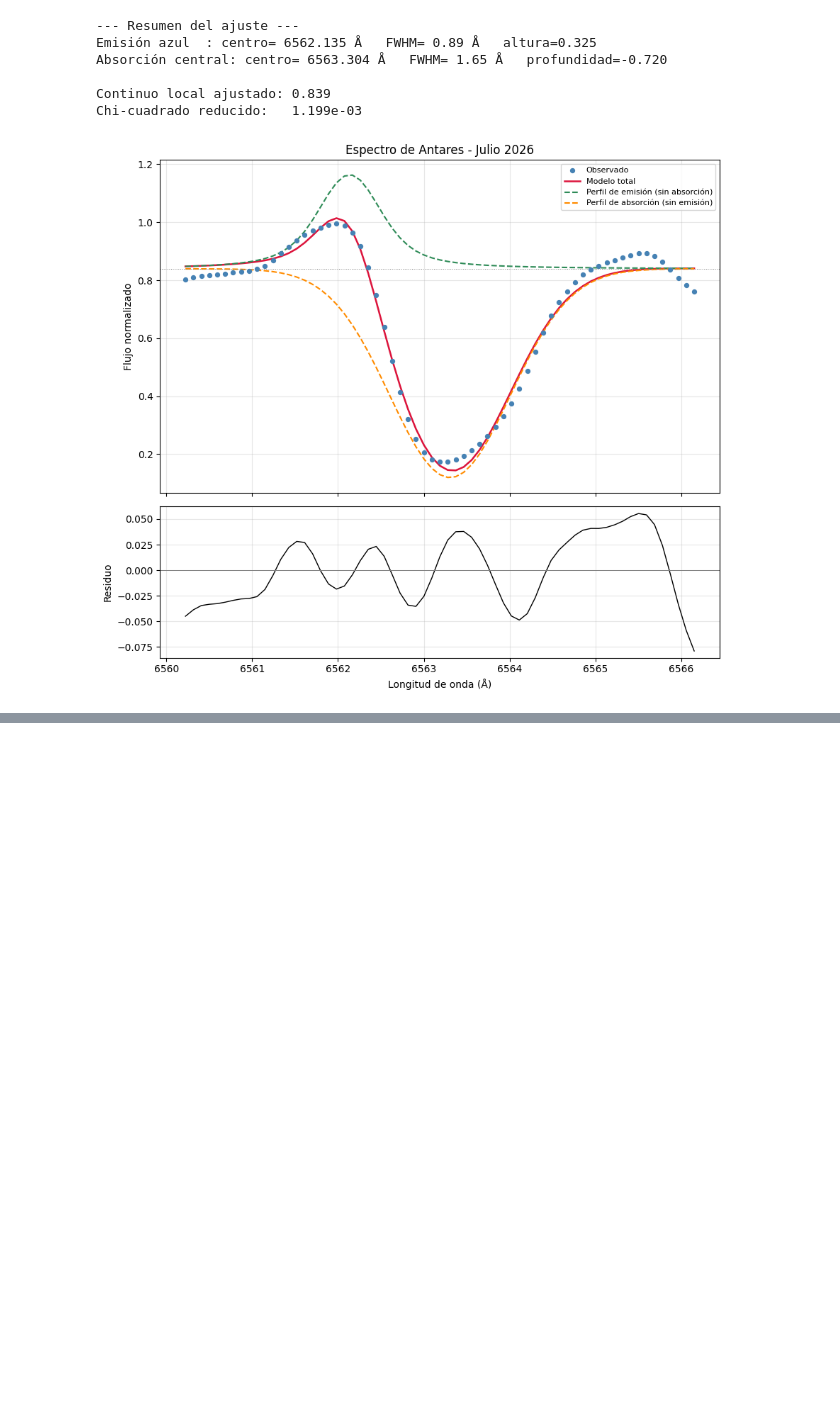
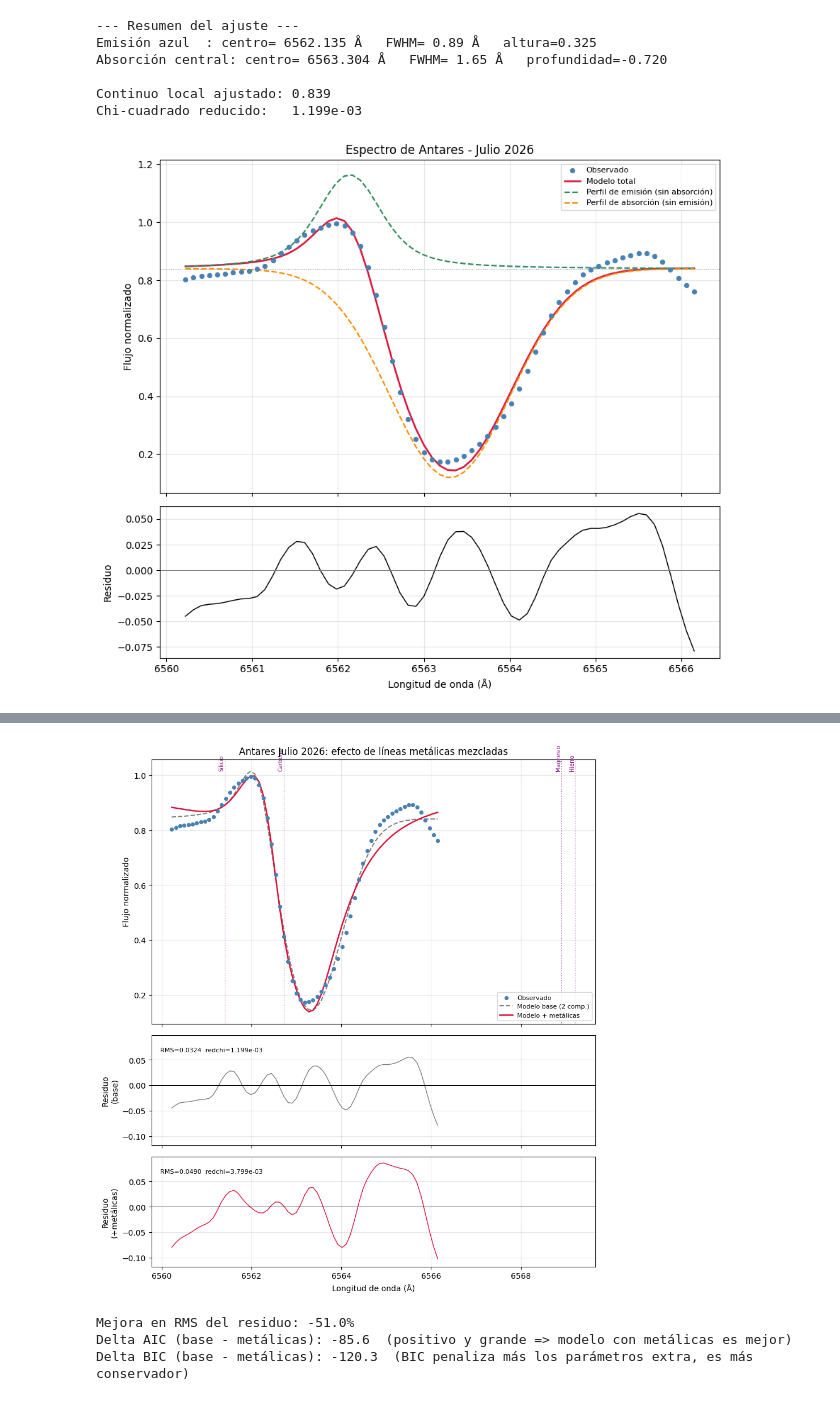
Before and after one commit to JessiDaniL/Tesis, a Jupyter notebook: Datos ESPARTACO/analisis_halpha_antares.ipynb, the cells around one changed output, grey strips where cells are left out. Cells and saved outputs as stored; diff of their text form; code cells hidden in the pictures; blank space fills up the shorter version.

```diff
--- a/Datos ESPARTACO/analisis_halpha_antares.ipynb
+++ b/Datos ESPARTACO/analisis_halpha_antares.ipynb
@@ -174,0 +274,75 @@ Chi-cuadrado reducido:   1.199e-03
+# %%
+def visualizacion_comparacion(res_base, res_metal, lineas_metalicas=None,
+                                titulo="Comparación: sin vs. con líneas metálicas"):
+    wave_b, flux_b, fit_b = res_base["wave"], res_base["flux"], res_base["fit"]
+    wave_m, flux_m, fit_m = res_metal["wave"], res_metal["flux"], res_metal["fit"]
+
+    fig, axes = plt.subplots(3, 1, figsize=(9, 10), sharex=True,
+                              gridspec_kw={"height_ratios": [2.4, 1, 1]})
+
+    # --- Panel superior: datos + ambos modelos ---
+    ax = axes[0]
+    ax.scatter(wave_b, flux_b, s=18, color="steelblue", label="Observado", zorder=3)
+    ax.plot(wave_b, fit_b.best_fit, color="gray", lw=1.5, ls="--",
+            label="Modelo base (2 comp.)")
+    ax.plot(wave_m, fit_m.best_fit, color="crimson", lw=1.8,
+            label="Modelo + metálicas")
+
+    # Marca las posiciones de las líneas metálicas usadas
+    if lineas_metalicas:
+        for linea in lineas_metalicas:
+            ax.axvline(linea["centro"], color="purple", lw=0.8, ls=":", alpha=0.6)
+            ax.text(linea["centro"], ax.get_ylim()[1]*0.02 + flux_b.max(),
+                    linea["nombre"].replace("_", " "), rotation=90,
+                    fontsize=7, color="purple", ha="right", va="bottom")
+
+    ax.set_ylabel("Flujo normalizado")
+    ax.set_title(titulo)
+    ax.legend(fontsize=8, loc="lower right")
+    ax.grid(alpha=0.3)
+
+    # --- Panel medio: residuo modelo base ---
+    ax2 = axes[1]
+    ax2.plot(wave_b, res_base["residuo"], color="gray", lw=1)
+    ax2.axhline(0, color="black", lw=0.7)
+    ax2.set_ylabel("Residuo\n(base)")
+    ax2.grid(alpha=0.3)
+    rms_b = np.sqrt(np.mean(res_base["residuo"]**2))
+    ax2.text(0.02, 0.85, f"RMS={rms_b:.4f}  redchi={fit_b.redchi:.3e}",
+             transform=ax2.transAxes, fontsize=8)
+
+    # --- Panel inferior: residuo modelo con metálicas ---
+    ax3 = axes[2]
+    ax3.plot(wave_m, res_metal["residuo"], color="crimson", lw=1)
+    ax3.axhline(0, color="black", lw=0.7)
+    ax3.set_ylabel("Residuo\n(+metálicas)")
+    ax3.set_xlabel("Longitud de onda (Å)")
+    ax3.grid(alpha=0.3)
+    rms_m = np.sqrt(np.mean(res_metal["residuo"]**2))
+    ax3.text(0.02, 0.85, f"RMS={rms_m:.4f}  redchi={fit_m.redchi:.3e}",
+             transform=ax3.transAxes, fontsize=8)
+
+    # Igualar escala Y entre los dos paneles de residuo para comparación justa
+    ymin = min(res_base["residuo"].min(), res_metal["residuo"].min())
+    ymax = max(res_base["residuo"].max(), res_metal["residuo"].max())
+    ax2.set_ylim(ymin*1.15, ymax*1.15)
+    ax3.set_ylim(ymin*1.15, ymax*1.15)
+
+    plt.tight_layout()
+    plt.savefig("halpha_comparacion_metalicas.png", dpi=150)
+    plt.show()
+
+    print(f"\nMejora en RMS del residuo: {(1 - rms_m/rms_b)*100:.1f}%")
+    print(f"Delta AIC (base - metálicas): {fit_b.aic - fit_m.aic:.1f}  "
+          f"(positivo y grande => modelo con metálicas es mejor)")
+    print(f"Delta BIC (base - metálicas): {fit_b.bic - fit_m.bic:.1f}  "
+          f"(BIC penaliza más los parámetros extra, es más conservador)")
+
+# --- Uso ---
+visualizacion_comparacion(res_base, res_metal, lineas_metalicas=lineas_placeholder,
+                            titulo="Antares Julio 2026: efecto de líneas metálicas mezcladas")
+# %% [output]
+[figure, added]
+Mejora en RMS del residuo: -51.0%
+Delta AIC (base - metálicas): -85.6  (positivo y grande => modelo con metálicas es mejor)
+Delta BIC (base - metálicas): -120.3  (BIC penaliza más los parámetros extra, es más conservador)
```
Also changed, not shown: parts of 2 cells of this notebook.
